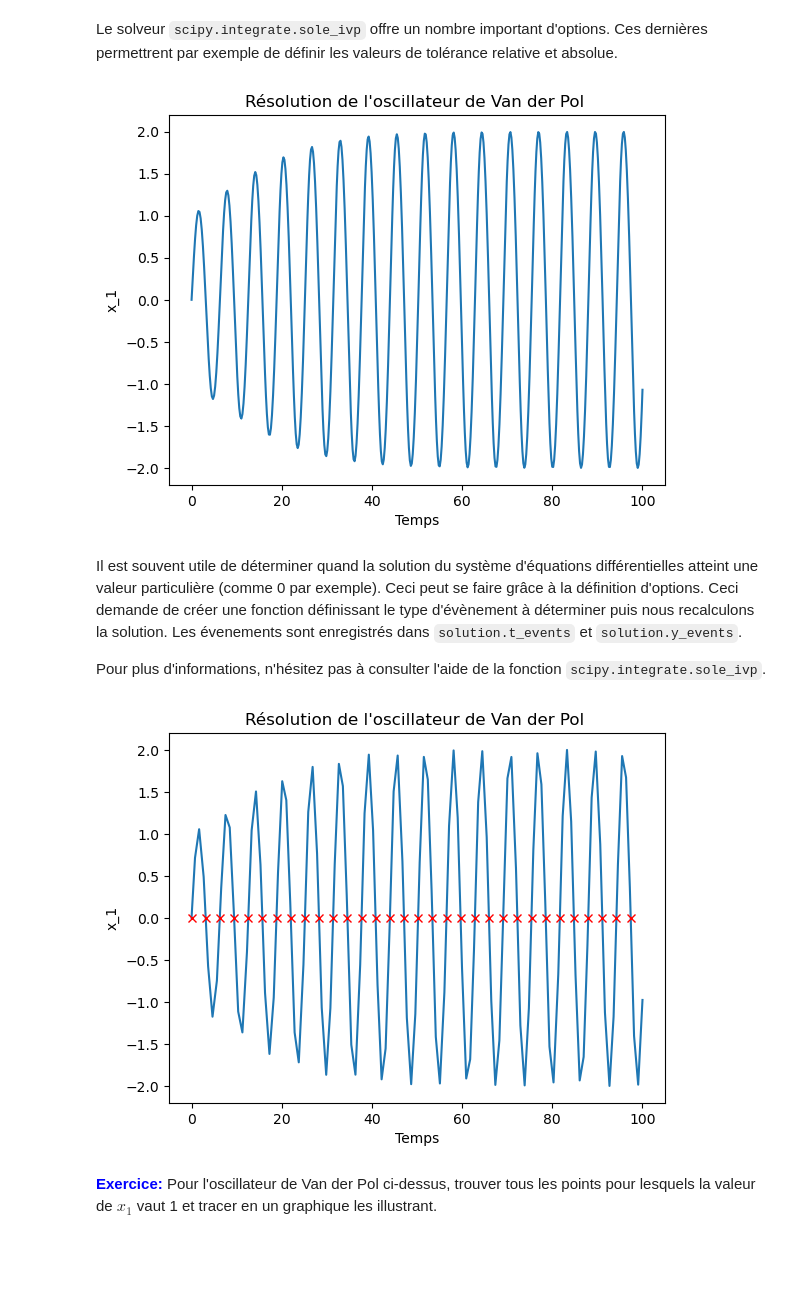
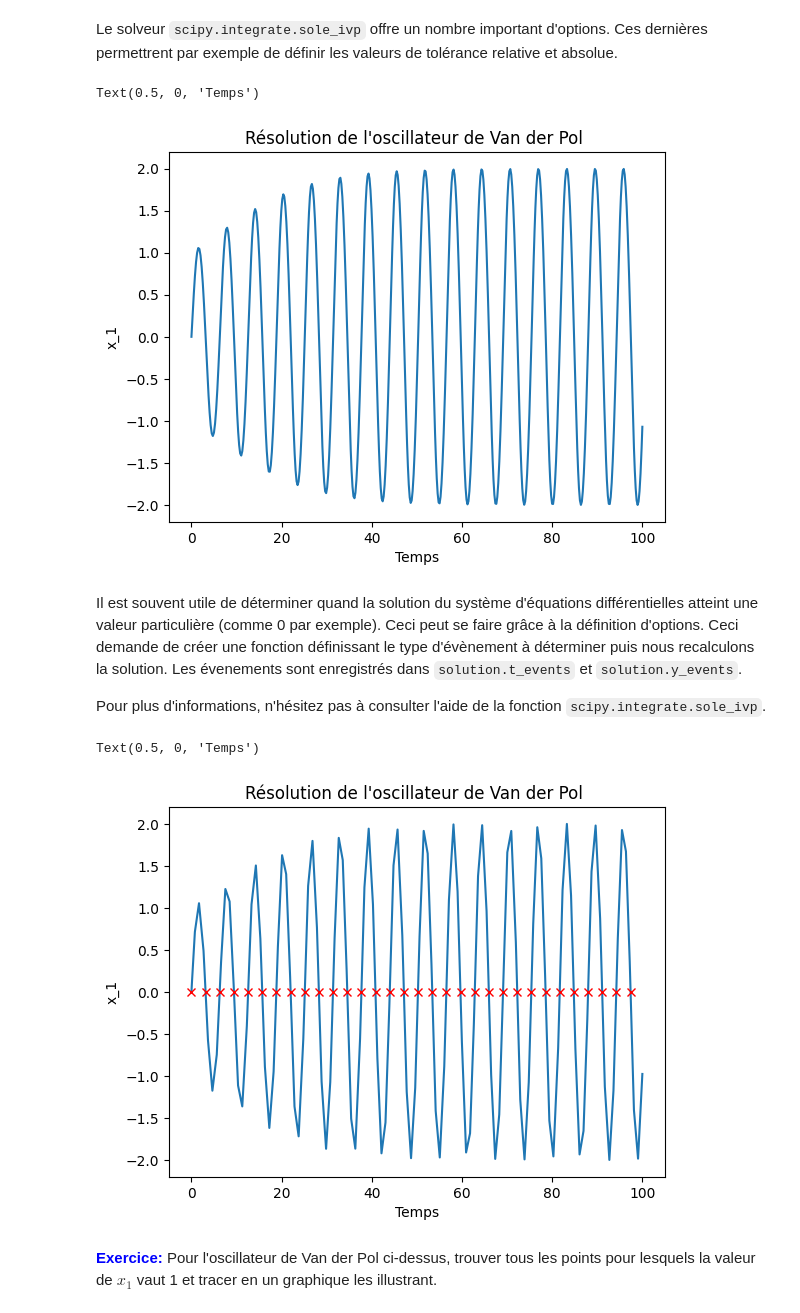
Before and after one commit to frdnguyen/PROJ0001_tuto, a Jupyter notebook: Tutoriel Python notebook.ipynb, the cells around one changed output. Cells and saved outputs as stored; diff of their text form; code cells hidden in the pictures; blank space fills up the shorter version.

```diff
--- a/Tutoriel Python notebook.ipynb
+++ b/Tutoriel Python notebook.ipynb
@@ -1507,13 +1555,14 @@ La fonction `lambda` permet de remplacer l'appel à `OdeFun.odefunction` qui adm
 # %% [markdown]
 Le solveur `scipy.integrate.sole_ivp` offre un nombre important d'options. Ces dernières permettrent par exemple de définir les valeurs de tolérance relative et absolue.
 # %%
-solution = ode45(lambda t, y: OdeFun.odefunction(t,y,c),tspan,y0,rtol=1e-8)
-pyplot.plot(solution.t,solution.y[0,:]);
-pyplot.title('Résolution de l\'oscillateur de Van der Pol '); #Ajout d'un titre
-pyplot.ylabel('x_1'); # Labélisation de l'axe des ordonnées
-pyplot.xlabel('Temps'); # Labélisation de l'axe des abscisses
+solution = ode45(lambda t, y: OdeFun.odefunction(t, y, c), tspan, y0, rtol=1e-8)
+pyplot.plot(solution.t, solution.y[0,:])
+pyplot.title('Résolution de l\'oscillateur de Van der Pol ') # Ajout d'un titre
+pyplot.ylabel('x_1') # Labélisation de l'axe des ordonnées
+pyplot.xlabel('Temps') # Labélisation de l'axe des abscisses
 # %% [output]
+Text(0.5, 0, 'Temps')
-[figure, old version]
+[figure, new version]
 # %% [markdown]
 Il est souvent utile de déterminer quand la solution
 du système d'équations différentielles atteint une valeur particulière (comme 0 par exemple).
@@ -1525,12 +1575,13 @@ def event(t,y): return y[0]
 # %%
-solution = ode45(lambda t, y: OdeFun.odefunction(t,y,c),tspan,y0, events=event)
-pyplot.plot(solution.t,solution.y[0,:]);
-pyplot.plot(solution.t_events[0],solution.y_events[0][0:,0],'rx');
-pyplot.title('Résolution de l\'oscillateur de Van der Pol '); #Ajout d'un titre
-pyplot.ylabel('x_1'); # Labélisation de l'axe des ordonnées
-pyplot.xlabel('Temps'); # Labélisation de l'axe des abscisses
+solution = ode45(lambda t, y: OdeFun.odefunction(t, y, c), tspan, y0, events=event)
+pyplot.plot(solution.t, solution.y[0,:])
+pyplot.plot(solution.t_events[0], solution.y_events[0][0:,0],'rx')
+pyplot.title('Résolution de l\'oscillateur de Van der Pol ') # Ajout d'un titre
+pyplot.ylabel('x_1')  # Labélisation de l'axe des ordonnées
+pyplot.xlabel('Temps')  # Labélisation de l'axe des abscisses
 # %% [output]
+Text(0.5, 0, 'Temps')
-[figure, old version]
+[figure, new version]
 # %% [markdown]
 **<font color=blue>Exercice: </font>**  Pour l'oscillateur de Van der Pol ci-dessus, trouver tous les points pour lesquels la valeur de $x_1$ vaut 1 et tracer en un graphique les illustrant.
 # %% [markdown]
```
Also changed, not shown: parts of 80 cells of this notebook, 1 other file.
